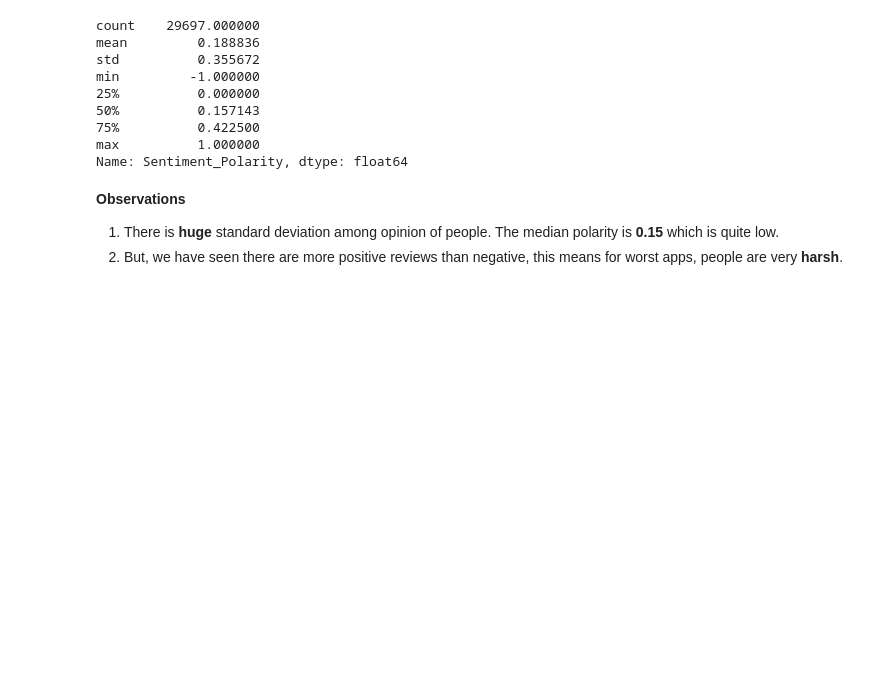
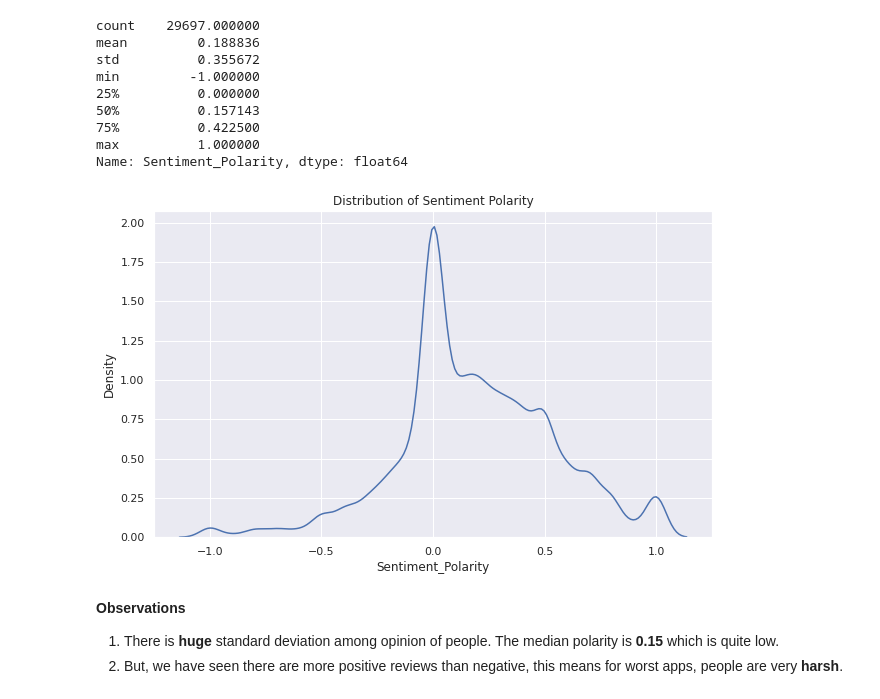
Before and after one commit to swarntam/Comcast_Telecom_Consumer_Complaints, a Jupyter notebook: Play_Store_App_Review_Analysis_Capstone_Project.ipynb, the cells around one changed output. Saved outputs shown, nothing was run; the diff lists cells and outputs as text; code cells hidden in the pictures; blank space fills up the shorter version.

```diff
--- a/Play_Store_App_Review_Analysis_Capstone_Project.ipynb
+++ b/Play_Store_App_Review_Analysis_Capstone_Project.ipynb
@@ -1405,6 +1457,14 @@ min         -1.000000
 75%          0.422500
 max          1.000000
 Name: Sentiment_Polarity, dtype: float64
+# %%
+# Distribution of Sentiment Polarity.
+plt.figure(figsize=(10,6))
+sns.kdeplot(x='Sentiment_Polarity', data=reviews_df)
+plt.title('Distribution of Sentiment Polarity')
+plt.show()
+# %% [output]
+[figure, added]
 # %% [markdown]
 **Observations**
 1. There is **huge** standard deviation among opinion of people. The median polarity is **0.15** which is quite low.
```
Also changed, not shown: parts of 34 cells of this notebook.
